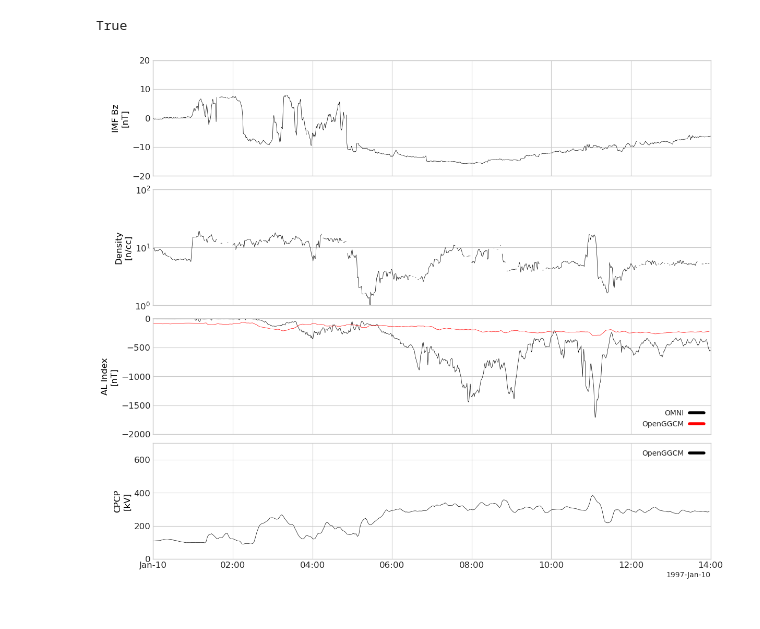
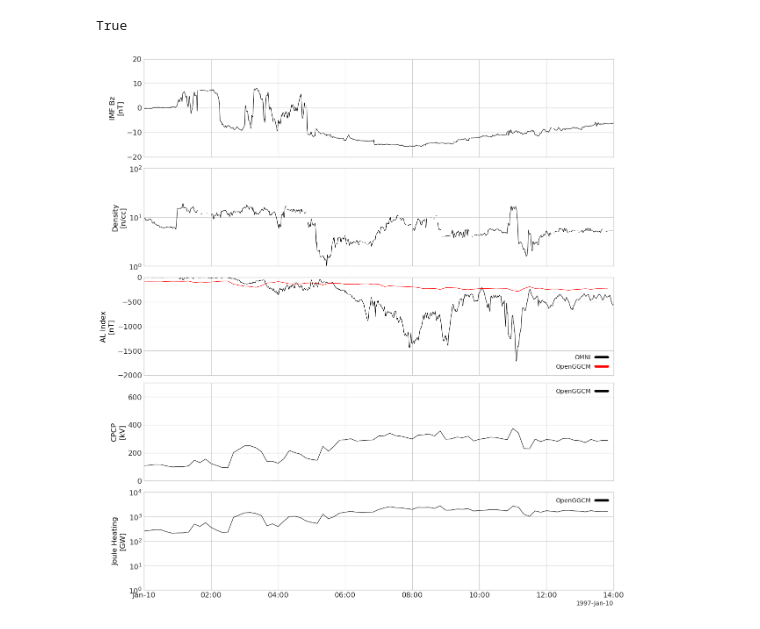
Before and after one commit to choongminum/storm199701, a Jupyter notebook: runs/251118_1330_c031_AZ/plots/geo_data_251118_1330_c031_AZ.ipynb, the cells around one changed output. Drawn from its saved outputs; the diff is of its cells as text; code cells hidden in the pictures.

```diff
--- a/runs/251118_1330_c031_AZ/plots/geo_data_251118_1330_c031_AZ.ipynb
+++ b/runs/251118_1330_c031_AZ/plots/geo_data_251118_1330_c031_AZ.ipynb
@@ -212,17 +223,21 @@ options("cpcp", "legend_location", "upper right")
 # %%
 vars_to_plot = [
     "BZ_GSE",
     "proton_density",
     # "flow_speed",
     # "SYM_H",
     "al",
     "cpcp",
+    "jh",
 ]
+
+options(vars_to_plot, "alpha", 1.0)
+options(vars_to_plot, "line_width", 0.75)
 
 # Plot the geomagnetic data.
 tplot(vars_to_plot, trange, ysize=2.54 * len(vars_to_plot))
 # %% [output]
-[figure, old version]
+[figure, new version]
 # %%
 files = sorted(DATA_DIR.glob(f"{RUN_NAME}.py_0.*"))
 py_0 = xr.open_mfdataset(files)
```
Also changed, not shown: parts of 10 cells of this notebook, 5 other files.
